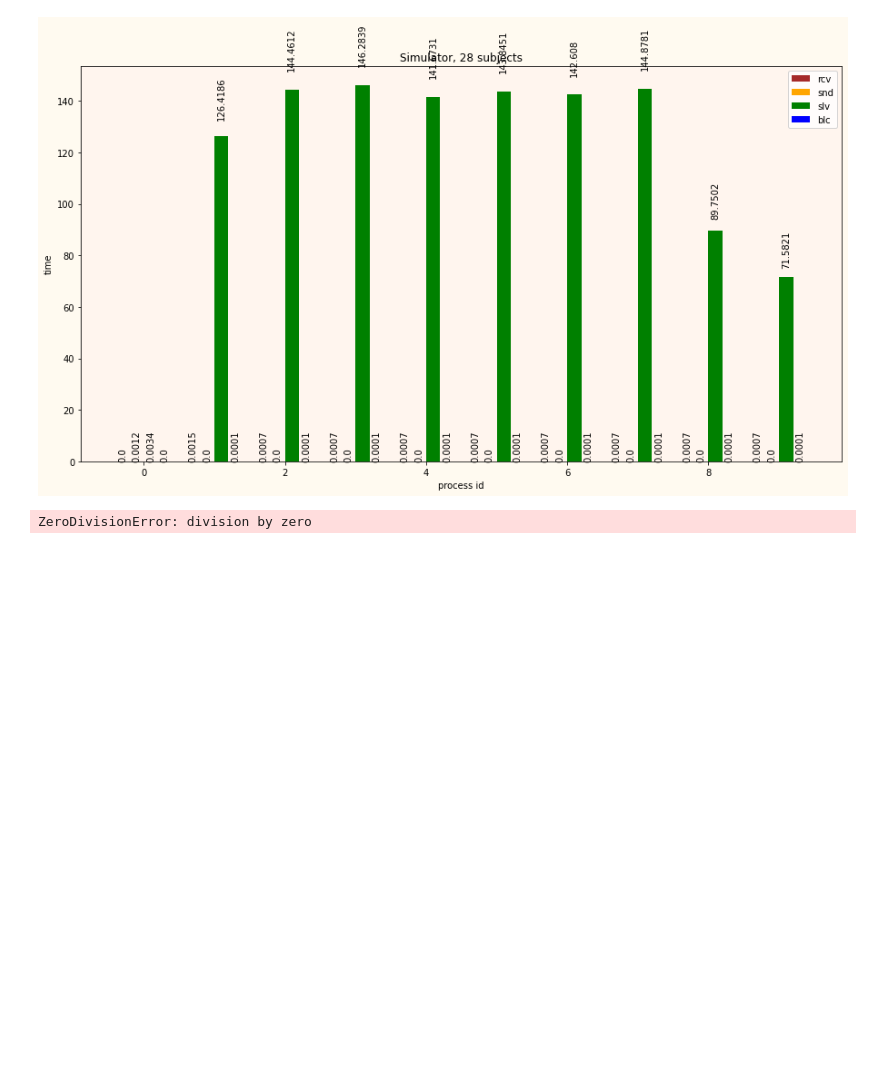
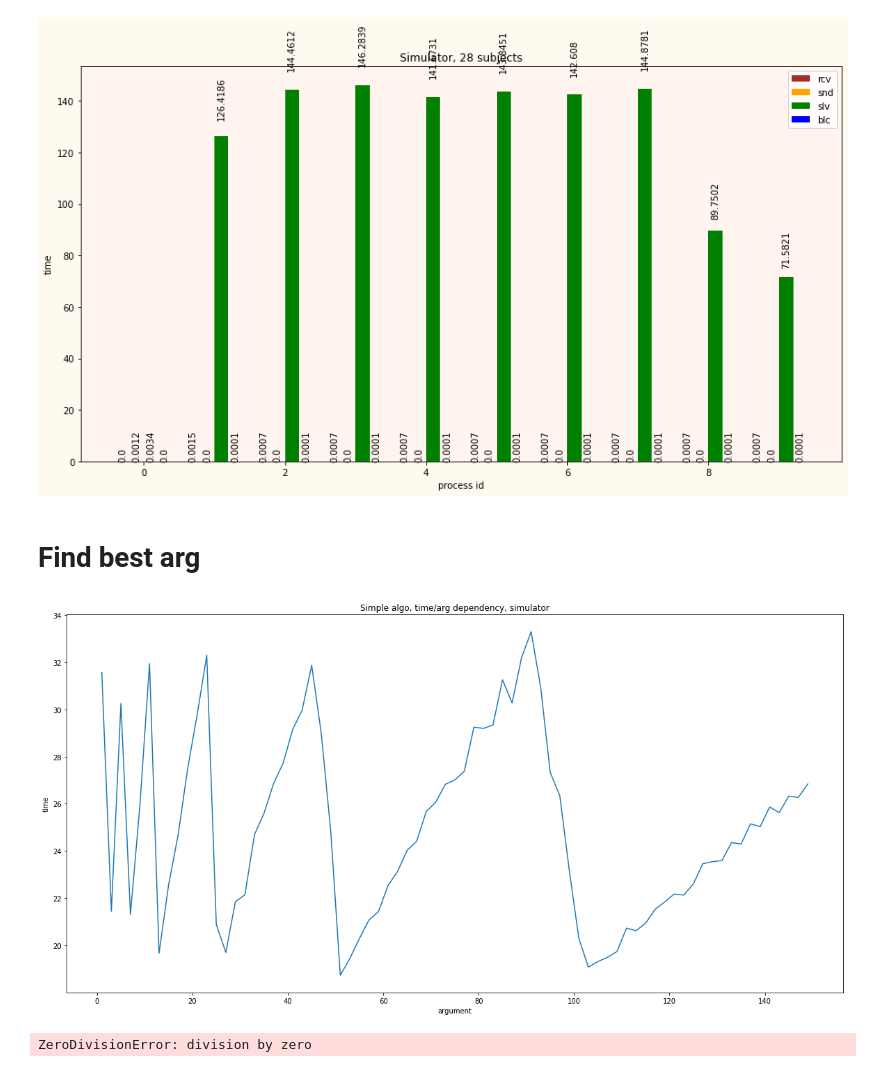
Before and after one commit to amonin7/Simulator, a Jupyter notebook: Visualization.ipynb, the cells around one changed output. Drawn from its saved outputs; the diff is of its cells as text; code cells hidden in the pictures; blank space fills up the shorter version.

Commit message:
found the best parameter

```diff
--- a/Visualization.ipynb
+++ b/Visualization.ipynb
@@ -230,6 +230,19 @@ plot_statistics('TraceS.csv', 'Simulator, 24 subjects')
 plot_statistics('TraceS.csv', 'Simulator, 28 subjects')
 # %% [output]
 [figure]
+# %% [markdown]
+# Find best arg
+# %%
+df = pd.read_csv('argtime.csv', names=['time', 'arg'])
+# %%
+plt.figure(figsize=(20, 10))
+plt.plot(df.arg, df.time)
+plt.xlabel('argument')
+plt.ylabel('time')
+plt.title('Simple algo, time/arg dependency, simulator')
+plt.show()
+# %% [output]
+[figure, added]
 # %%
 am = 0
 suma = (0, 0)
```
